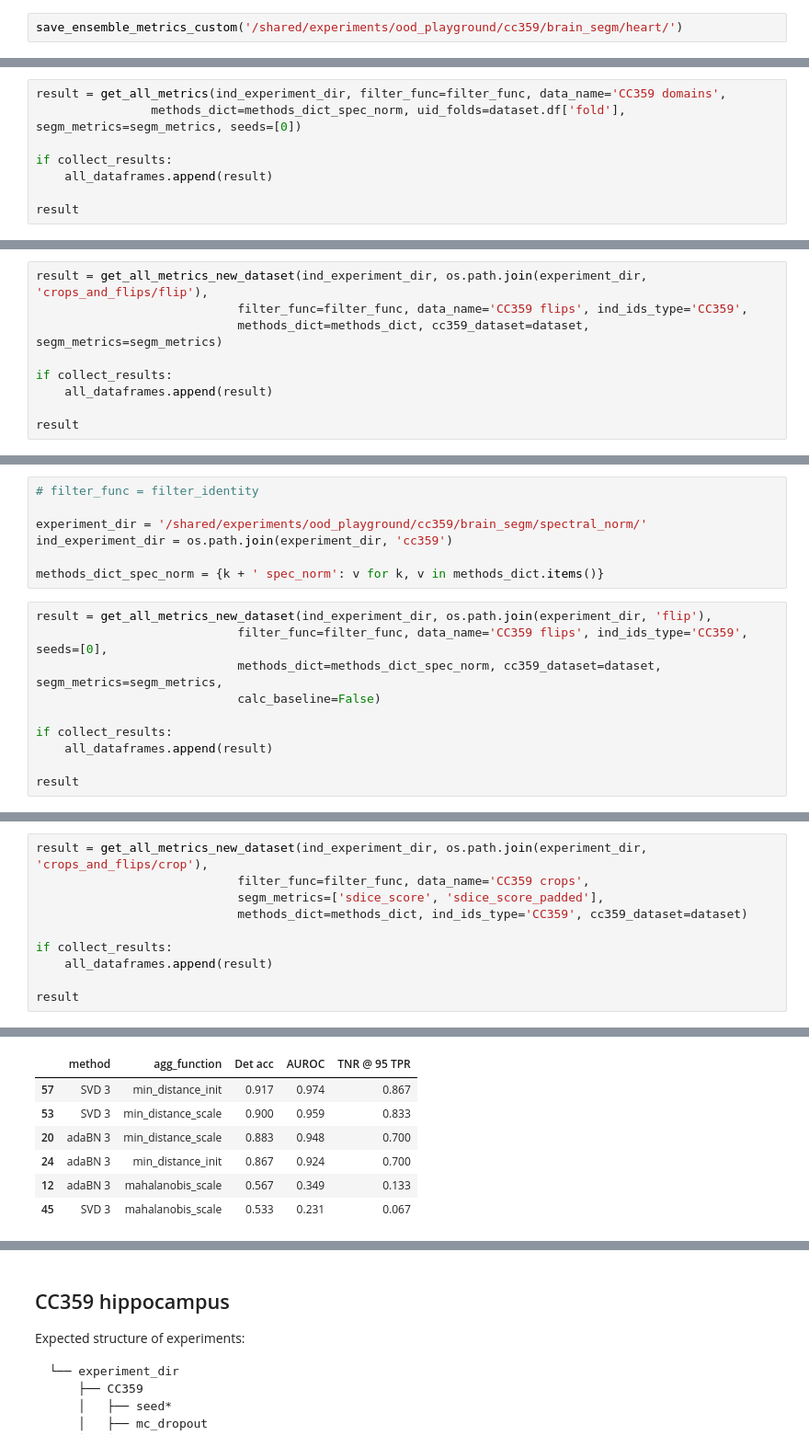
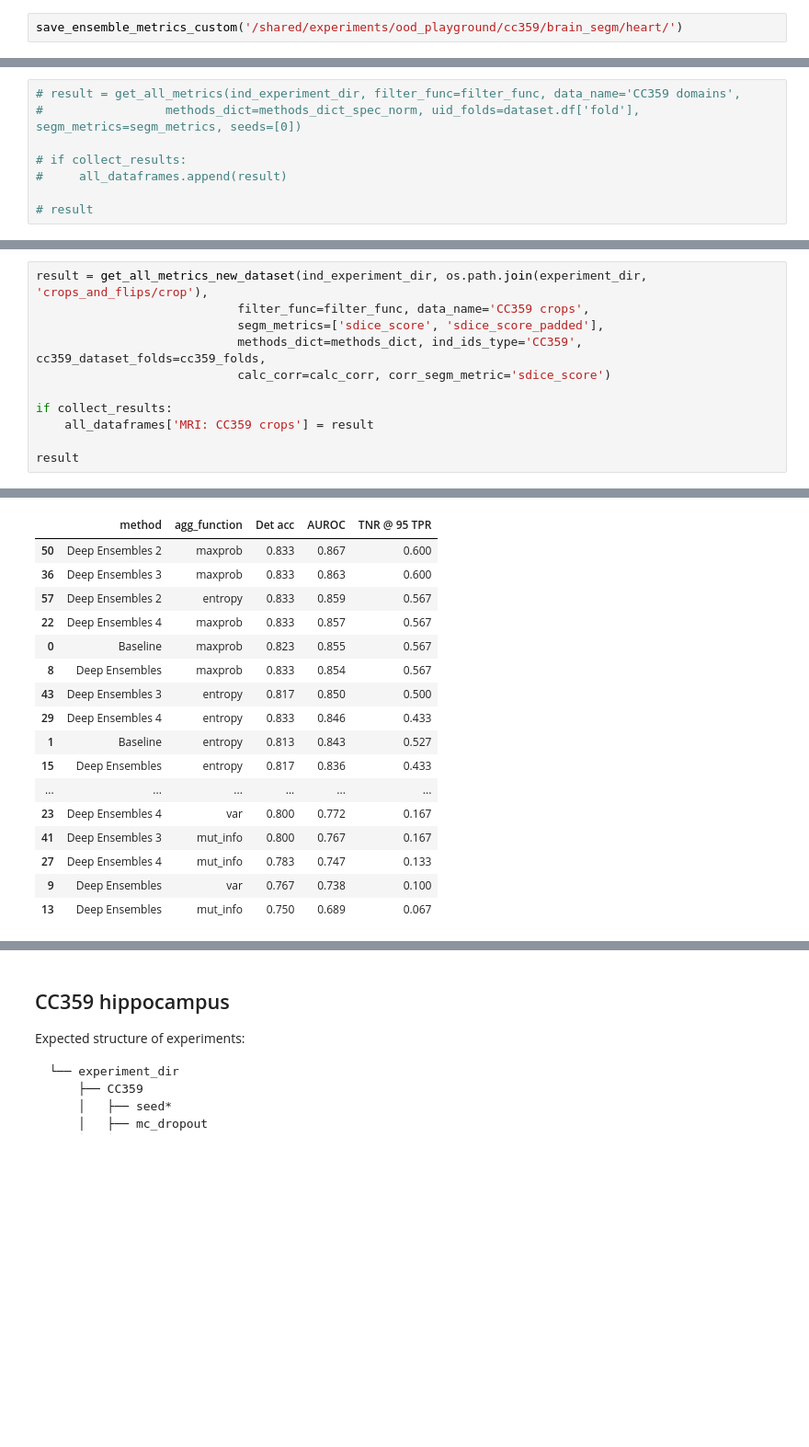
Before and after one commit to DFrolova/ood_playground, a Jupyter notebook: notebooks/Results.ipynb, the cells around one changed output, grey strips where cells are left out. Shown at 92% size. Cells and saved outputs as stored; diff of their text form; blank space fills up the shorter version.

```diff
--- a/notebooks/Results.ipynb
+++ b/notebooks/Results.ipynb
@@ -992,8 +2384,8 @@ methods_dict_spec_norm = {k + ' spec_norm': v for k, v in methods_dict.items()}
 # %%
-result = get_all_metrics(ind_experiment_dir, filter_func=filter_func, data_name='CC359 domains',
-                methods_dict=methods_dict_spec_norm, uid_folds=dataset.df['fold'], segm_metrics=segm_metrics, seeds=[0])
+# result = get_all_metrics(ind_experiment_dir, filter_func=filter_func, data_name='CC359 domains',
+#                 methods_dict=methods_dict_spec_norm, uid_folds=dataset.df['fold'], segm_metrics=segm_metrics, seeds=[0])
 
-if collect_results:
-    all_dataframes.append(result)
+# if collect_results:
+#     all_dataframes.append(result)
 
-result
+# result
@@ -1032,9 +2393,0 @@ filter_func(pd.concat([all_dataframes[-2], all_dataframes[-1]]))
-# %%
-result = get_all_metrics_new_dataset(ind_experiment_dir, os.path.join(experiment_dir, 'crops_and_flips/flip'),
-                            filter_func=filter_func, data_name='CC359 flips', ind_ids_type='CC359',
-                            methods_dict=methods_dict, cc359_dataset=dataset, segm_metrics=segm_metrics)
-
-if collect_results:
-    all_dataframes.append(result)
-
-result
@@ -1055,17 +2393,0 @@ CC359 flips
-# %%
-# filter_func = filter_identity
-
-experiment_dir = '/shared/experiments/ood_playground/cc359/brain_segm/spectral_norm/'
-ind_experiment_dir = os.path.join(experiment_dir, 'cc359')
-
-methods_dict_spec_norm = {k + ' spec_norm': v for k, v in methods_dict.items()}
-# %%
-result = get_all_metrics_new_dataset(ind_experiment_dir, os.path.join(experiment_dir, 'flip'),
-                            filter_func=filter_func, data_name='CC359 flips', ind_ids_type='CC359', seeds=[0],
-                            methods_dict=methods_dict_spec_norm, cc359_dataset=dataset, segm_metrics=segm_metrics,
-                            calc_baseline=False)
-
-if collect_results:
-    all_dataframes.append(result)
-
-result
@@ -1098,10 +2395,11 @@ filter_func(pd.concat([all_dataframes[-2], all_dataframes[-1]]))
 result = get_all_metrics_new_dataset(ind_experiment_dir, os.path.join(experiment_dir, 'crops_and_flips/crop'),
                             filter_func=filter_func, data_name='CC359 crops',
                             segm_metrics=['sdice_score', 'sdice_score_padded'],
-                            methods_dict=methods_dict, ind_ids_type='CC359', cc359_dataset=dataset)
+                            methods_dict=methods_dict, ind_ids_type='CC359', cc359_dataset_folds=cc359_folds,
+                            calc_corr=calc_corr, corr_segm_metric='sdice_score')
 
 if collect_results:
-    all_dataframes.append(result)
+    all_dataframes['MRI: CC359 crops'] = result
 
 result
 # %% [output]
@@ -1117,10 +2419,20 @@ sdice_score_padded drop:        0.2151 ± 0.0008
 
 CC359 crops
 |  | method | agg_function | Det acc | AUROC | TNR @ 95 TPR |
-| 57 | SVD 3 | min_distance_init | 0.917 | 0.974 | 0.867 |
-| 53 | SVD 3 | min_distance_scale | 0.900 | 0.959 | 0.833 |
-| 20 | adaBN 3 | min_distance_scale | 0.883 | 0.948 | 0.700 |
-| 24 | adaBN 3 | min_distance_init | 0.867 | 0.924 | 0.700 |
-| 12 | adaBN 3 | mahalanobis_scale | 0.567 | 0.349 | 0.133 |
-| 45 | SVD 3 | mahalanobis_scale | 0.533 | 0.231 | 0.067 |
+| 50 | Deep Ensembles 2 | maxprob | 0.833 | 0.867 | 0.600 |
+| 36 | Deep Ensembles 3 | maxprob | 0.833 | 0.863 | 0.600 |
+| 57 | Deep Ensembles 2 | entropy | 0.833 | 0.859 | 0.567 |
+| 22 | Deep Ensembles 4 | maxprob | 0.833 | 0.857 | 0.567 |
+| 0 | Baseline | maxprob | 0.823 | 0.855 | 0.567 |
+| 8 | Deep Ensembles | maxprob | 0.833 | 0.854 | 0.567 |
+| 43 | Deep Ensembles 3 | entropy | 0.817 | 0.850 | 0.500 |
+| 29 | Deep Ensembles 4 | entropy | 0.833 | 0.846 | 0.433 |
+| 1 | Baseline | entropy | 0.813 | 0.843 | 0.527 |
+| 15 | Deep Ensembles | entropy | 0.817 | 0.836 | 0.433 |
+| ... | ... | ... | ... | ... | ... |
+| 23 | Deep Ensembles 4 | var | 0.800 | 0.772 | 0.167 |
+| 41 | Deep Ensembles 3 | mut_info | 0.800 | 0.767 | 0.167 |
+| 27 | Deep Ensembles 4 | mut_info | 0.783 | 0.747 | 0.133 |
+| 9 | Deep Ensembles | var | 0.767 | 0.738 | 0.100 |
+| 13 | Deep Ensembles | mut_info | 0.750 | 0.689 | 0.067 |
 # %%
```
Also changed, not shown: parts of 125 cells of this notebook, 5 other files.
